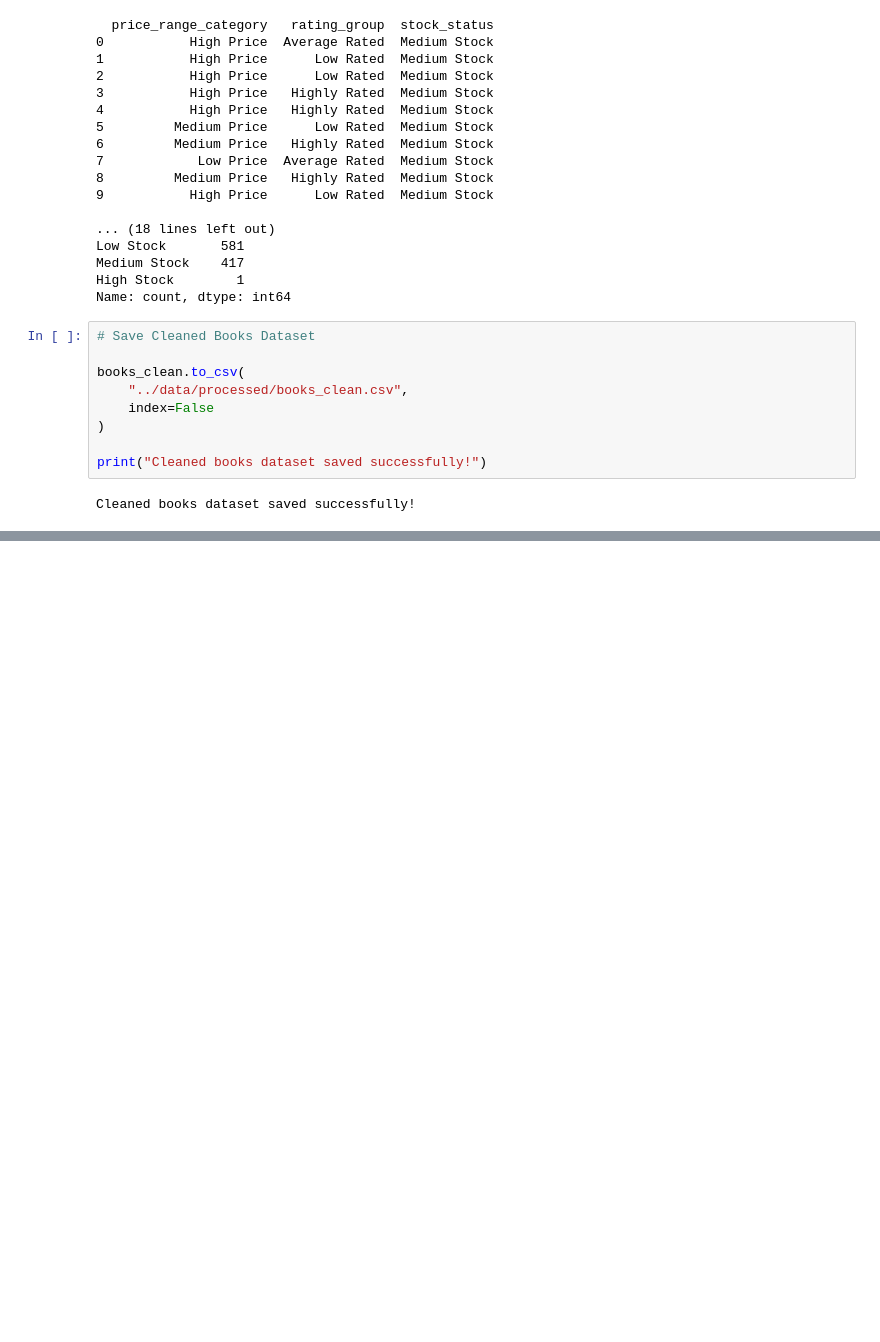
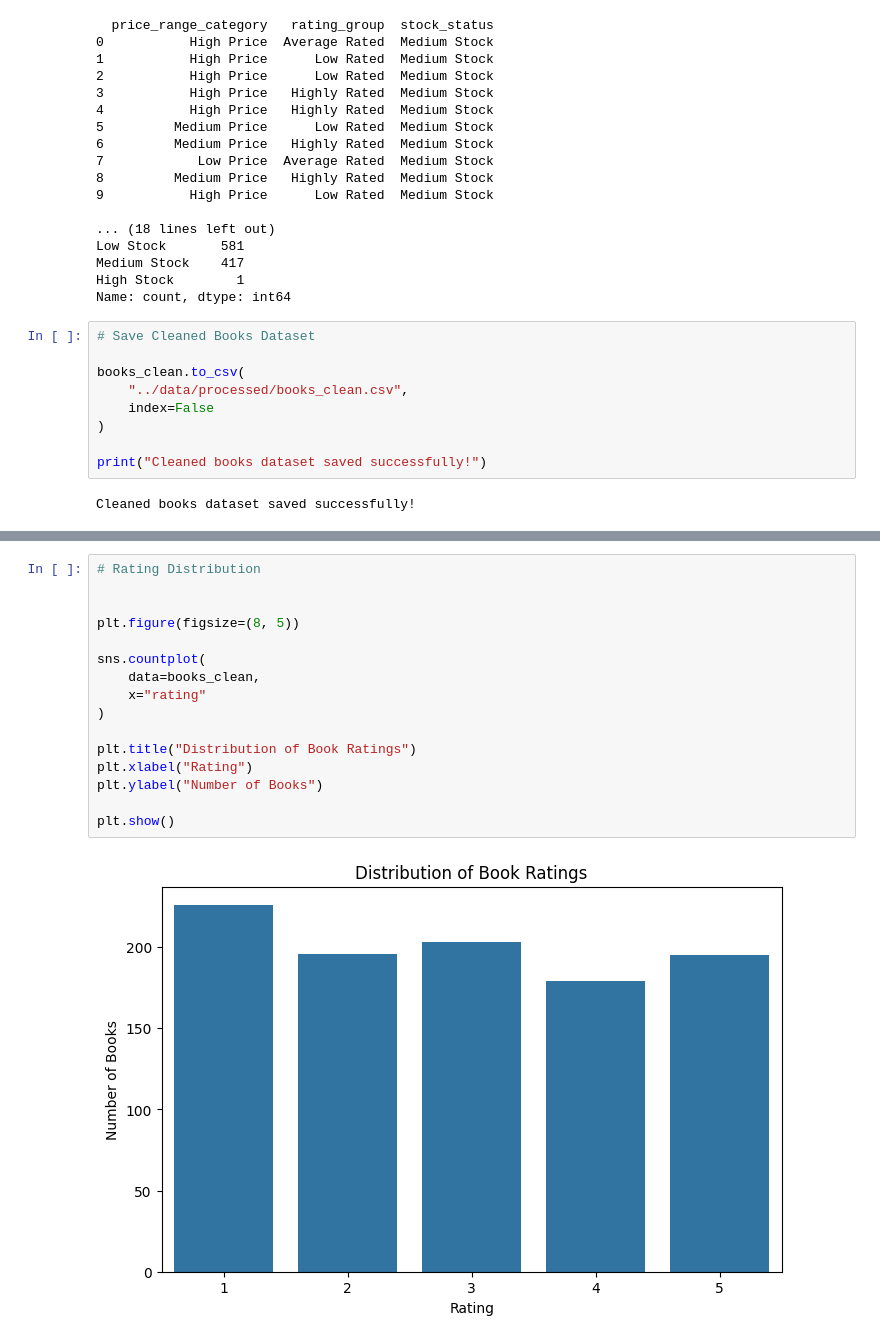
Before and after one commit to greeshavaishnavi09/Advanced_Multi_Source_Pipeline, a Jupyter notebook: research/01_multi_source_pipeline.ipynb, the cells around one changed output, grey strips where cells are left out. Drawn from its saved outputs; the diff is of its cells as text; blank space fills up the shorter version.

```diff
--- a/research/01_multi_source_pipeline.ipynb
+++ b/research/01_multi_source_pipeline.ipynb
@@ -2911,0 +2972,18 @@ Shape: (999, 9)
+# %%
+# Rating Distribution
+
+
+plt.figure(figsize=(8, 5))
+
+sns.countplot(
+    data=books_clean,
+    x="rating"
+)
+
+plt.title("Distribution of Book Ratings")
+plt.xlabel("Rating")
+plt.ylabel("Number of Books")
+
+plt.show()
+# %% [output]
+[figure, added]
```
Also changed, not shown: parts of 18 cells of this notebook.
